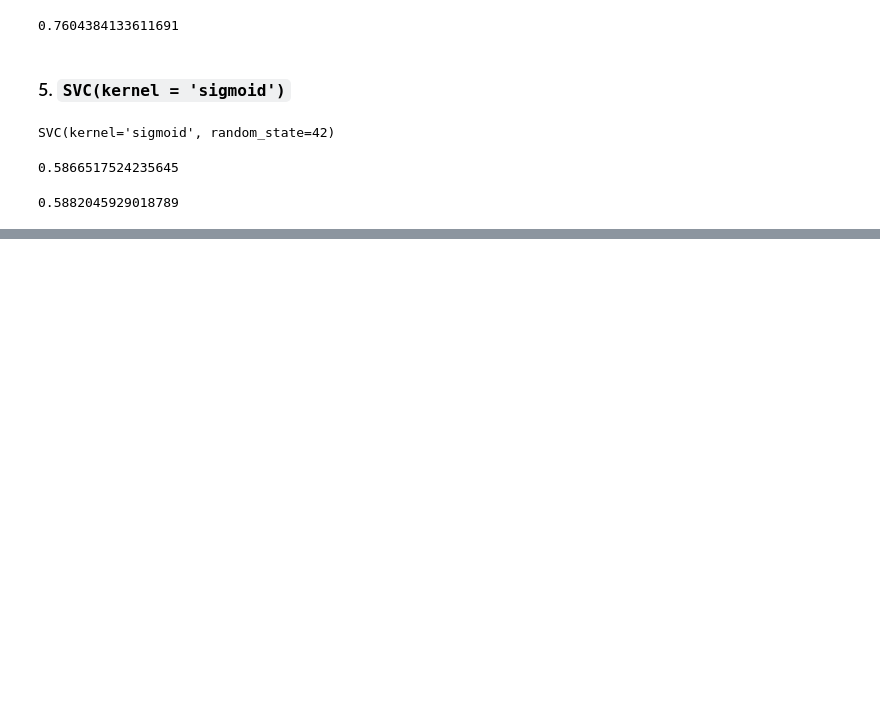
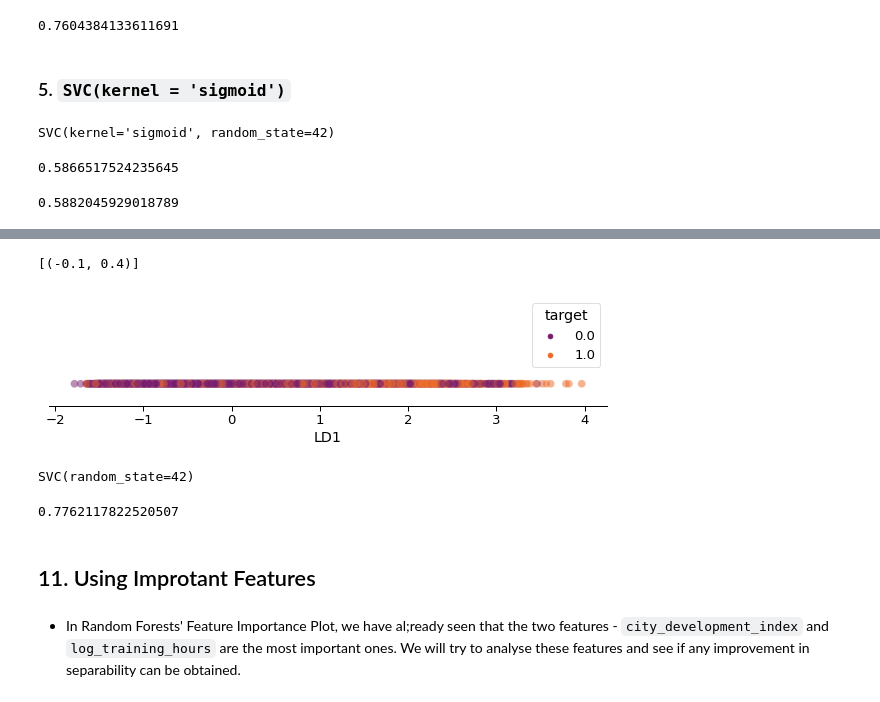
Before and after one commit to faheemrajwadkar/HR-Analytics---Job-Change-Classification-using-CART, a Jupyter notebook: HR Analytics Job Change Classification - CART.ipynb, the cells around one changed output, grey strips where cells are left out. Drawn from its saved outputs; the diff is of its cells as text; code cells hidden in the pictures; blank space fills up the shorter version.

```diff
--- a/HR Analytics Job Change Classification - CART.ipynb
+++ b/HR Analytics Job Change Classification - CART.ipynb
@@ -1657,0 +1776,7 @@ clf_svm_cv.score(X_test_norm, y_test)
+# %%
+# LDA
+from sklearn.discriminant_analysis import LinearDiscriminantAnalysis
+
+lda = LinearDiscriminantAnalysis()
+lda = lda.fit(X=X_train_norm, y = y_train)
+lda_data = lda.transform(X_train_norm)
@@ -1657,0 +1787,27 @@ clf_svm_cv.score(X_test_norm, y_test)
+# %%
+plt.figure(figsize=(10,2))
+fig = sns.scatterplot(x = lda_data.reshape([13410]), y = np.zeros_like(lda_data.reshape([13410])), hue = y_train,
+                s = 60, palette = 'inferno', alpha = 0.5, linewidth = 0.1)
+sns.despine(left = True)
+fig.set(yticklabels=[], ylabel = None, xlabel = 'LD1')
+fig.tick_params(left = False)
+fig.set(ylim=(-0.1,0.4))
+# %% [output]
+[(-0.1, 0.4)]
+[figure, added]
+# %%
+# SVM w/ Radial Basis Function
+from sklearn.svm import SVC
+
+clf_lda_svc_rbf = SVC(random_state=42, kernel='rbf')
+clf_lda_svc_rbf.fit(lda_data, y_train)
+# %% [output]
+SVC(random_state=42)
+# %%
+clf_lda_svc_rbf.score(lda_data, y_train)
+# %% [output]
+0.7762117822520507
+# %% [markdown]
+## 11. Using Improtant Features
+# %% [markdown]
+- In Random Forests' Feature Importance Plot, we have al;ready seen that the two features - `city_development_index` and `log_training_hours` are the most important ones. We will try to analyse these features and see if any improvement in separability can be obtained.
```
Also changed, not shown: parts of 24 cells of this notebook.
